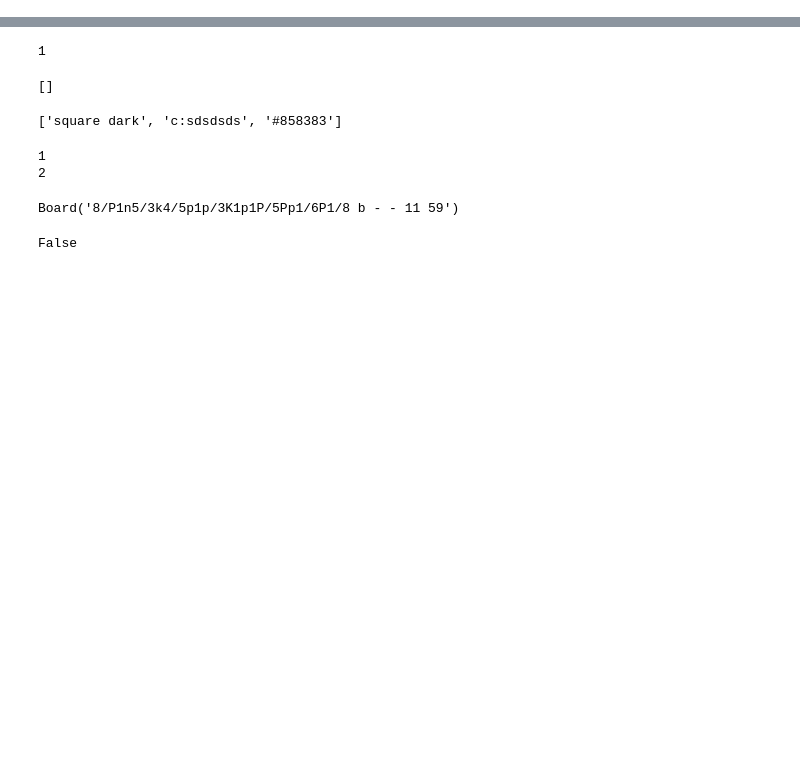
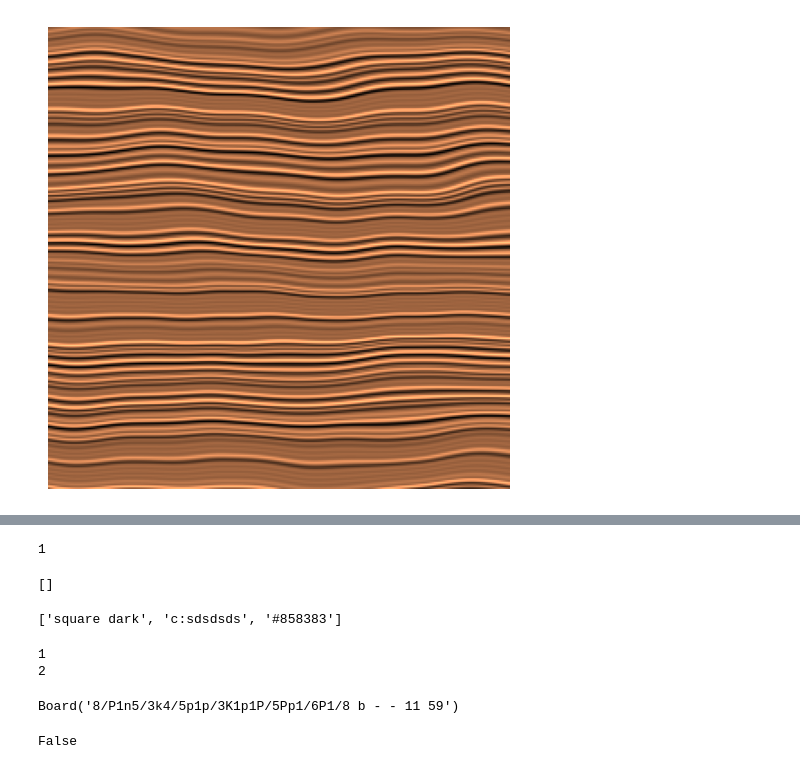
Before and after one commit to warpdynamicsltd/chesslab, a Jupyter notebook: notebooks/draft.ipynb, the cells around one changed output, grey strips where cells are left out. Cells and saved outputs as stored; diff of their text form; code cells hidden in the pictures; blank space fills up the shorter version.

```diff
--- a/notebooks/draft.ipynb
+++ b/notebooks/draft.ipynb
@@ -8,0 +125,47 @@ from IPython.display import display
+# %%
+import numpy as np
+import matplotlib.pyplot as plt
+from noise import pnoise1, pnoise2
+
+def generate_wood_texture_with_curved_grains(size, base_scale=1, grain_scale=0.4, curve_scale=0.01, detail=1):
+    texture = np.zeros((size, size))
+
+    # Generate base parallel lines with noise
+    for y in range(size):
+        for x in range(size):
+            # Base grain pattern: use y-coordinate to generate parallel lines
+            base_grain = y * grain_scale
+
+            # Add noise to the base grain to simulate wood grain variation
+            grain_noise = pnoise1(base_grain + pnoise2(x * curve_scale, y * curve_scale, octaves=2) * 5, repeat=2000)
+
+            # Combine base grain and noise
+            texture[y, x] = grain_noise
+
+    # Normalize the texture values
+    texture -= texture.min()
+    texture /= texture.max()
+
+    # Apply additional Perlin noise to simulate curved grains
+    for y in range(size):
+        for x in range(size):
+            curve_noise = pnoise2(x * base_scale, y * base_scale, octaves=detail, persistence=0.5, lacunarity=2.0, repeatx=1024, repeaty=2000)
+            texture[y, x] += curve_noise * 0.1  # Adjust intensity of curves here
+
+    # Normalize again after adding curves
+    texture -= texture.min()
+    texture /= texture.max()
+
+    return texture
+
+def plot_texture(texture, cmap='copper'):
+    plt.figure(figsize=(6,6))
+    plt.imshow(texture, cmap=cmap, origin='lower')
+    plt.axis('off')
+    plt.show()
+
+size = 256  # Texture size
+texture = generate_wood_texture_with_curved_grains(size)
+plot_texture(texture)
+# %% [output]
+[figure, added]
```
Also changed, not shown: parts of 9 cells of this notebook, 5 other files.
